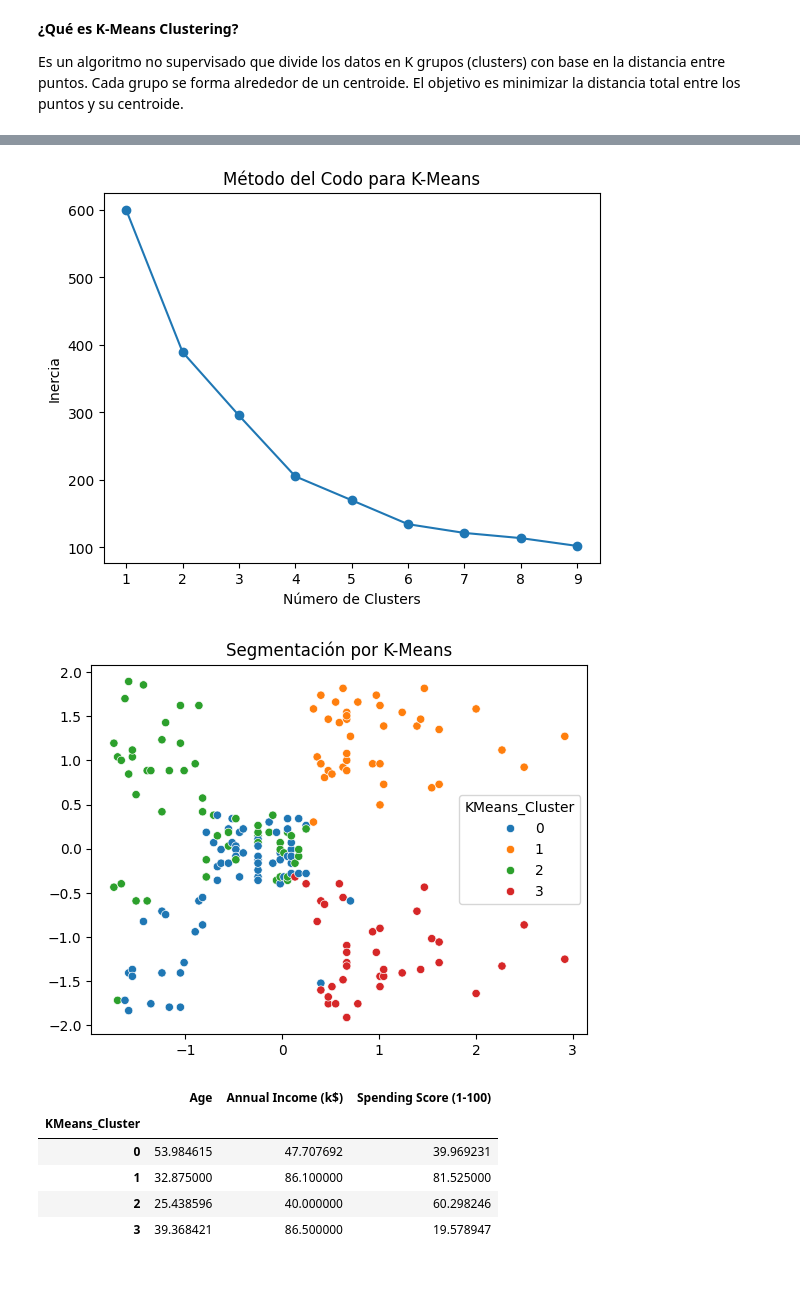
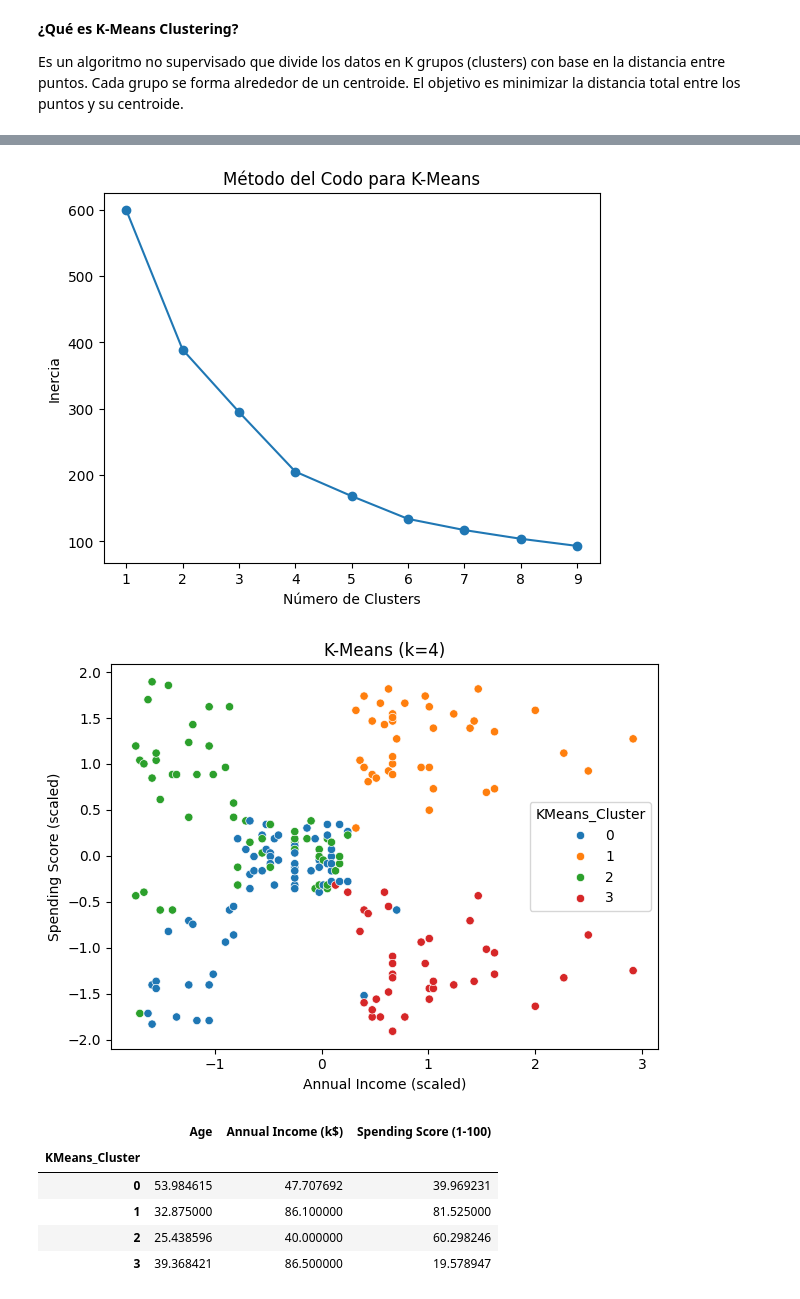
Before and after one commit to saritacruz10/Clustering-y-Reducci-n-de-Dimensionalidad, a Jupyter notebook: semana3_Modelos_NoSupervisados.ipynb, the cells around one changed output, grey strips where cells are left out. Cells and saved outputs as stored; diff of their text form; code cells hidden in the pictures.

```diff
--- a/semana3_Modelos_NoSupervisados.ipynb
+++ b/semana3_Modelos_NoSupervisados.ipynb
@@ -14,7 +21,7 @@ from sklearn.manifold import TSNE
 # %%
 # Parte 2: Carga y análisis exploratorio de los datos
-df = pd.read_csv('Mall_Customers.csv')
-
+df = pd.read_csv('/content/sample_data/Mall_Customers.csv')
+df.head()
 print(df.head())
 print(df.info())
 print(df.describe())
@@ -69,9 +112,11 @@ Es un algoritmo no supervisado que divide los datos en K grupos (clusters) con b
 # Parte 4.1: Clustering con K-Means
 inertia = []
 for k in range(1, 10):
-    km = KMeans(n_clusters=k, random_state=42)
+    km = KMeans(n_clusters=k, random_state=42, n_init=10)
     km.fit(X_scaled)
     inertia.append(km.inertia_)
+    # Evidencia: conteo de elementos por cluster
+    print(df['KMeans_Cluster'].value_counts().sort_index())
 
 # Método del Codo
 plt.plot(range(1, 10), inertia, marker='o')
@@ -85,6 +130,9 @@ kmeans = KMeans(n_clusters=4, random_state=42)
 df['KMeans_Cluster'] = kmeans.fit_predict(X_scaled)
 
 sns.scatterplot(x=X_scaled[:, 1], y=X_scaled[:, 2], hue=df['KMeans_Cluster'], palette='tab10')
-plt.title('Segmentación por K-Means')
+plt.xlabel('Annual Income (scaled)')
+plt.ylabel('Spending Score (scaled)')
+plt.title('K-Means (k=4)')
+plt.tight_layout()
 plt.show()
 # %% [output]
@@ -91,5 +156,5 @@ plt.show()
-[figure, old version]
+[figure, new version]
-[figure, old version]
+[figure, new version]
 # %%
 # Parte 4.1.1: Interpretación de Clustering con K-Means
 df.groupby('KMeans_Cluster')[['Age', 'Annual Income (k$)', 'Spending Score (1-100)']].mean()
```
Also changed, not shown: parts of 20 cells of this notebook.
